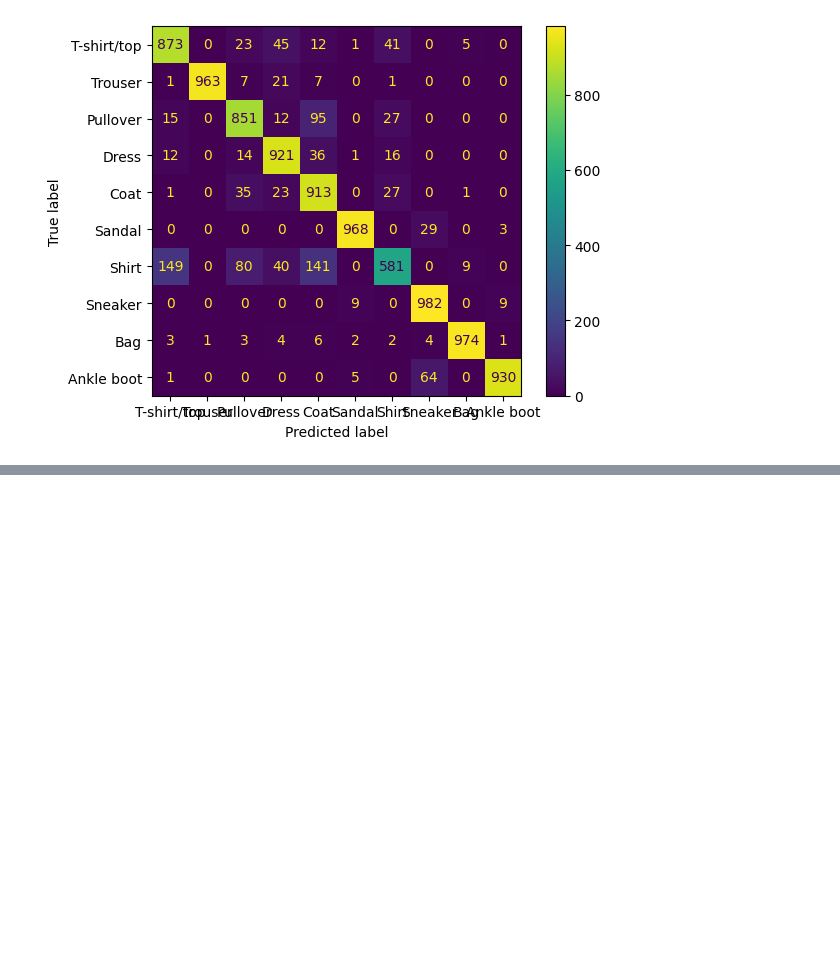
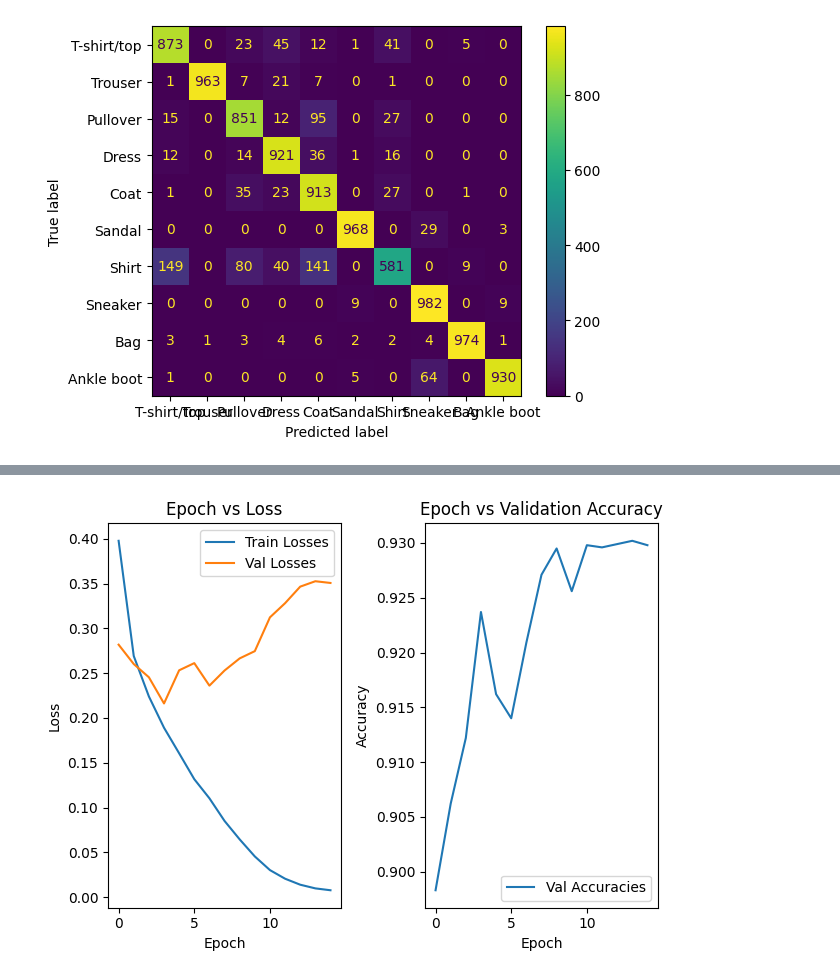
Before and after one commit to SarveshMD/colab-notebooks, a Jupyter notebook: FashionMNIST.ipynb, the cells around one changed output, grey strips where cells are left out. Drawn from its saved outputs; the diff is of its cells as text; code cells hidden in the pictures; blank space fills up the shorter version.

Commit message:
watched: 17:13:00, vid111 - up to linear model for fashion MNIST. hit 93% accuracy for fashion MNIST in model_6

```diff
--- a/FashionMNIST.ipynb
+++ b/FashionMNIST.ipynb
@@ -82,6 +84,5 @@ torch.Size([64, 1, 28, 28])
 # %%
-def train_model(model, epochs, criterion, optimizer, train_dataloder, val_dataloader):
-    epochs = 10
+def train_model(model, epochs, criterion, optimizer, train_dataloder, val_dataloader, scheduler=None):
     train_losses = []
     val_losses = []
     val_accuracies = []
@@ -98,6 +99,8 @@ def train_model(model, epochs, criterion, optimizer, train_dataloder, val_datalo
             running_train_loss += loss.item()
             loss.backward()
             optimizer.step()
+        if scheduler is not None:
+            scheduler.step()
         train_loss = running_train_loss / len(train_dataloader)
         train_losses.append(train_loss)
 
@@ -117,7 +120,7 @@ def train_model(model, epochs, criterion, optimizer, train_dataloder, val_datalo
         val_losses.append(val_loss)
         acc = correct / total
         val_accuracies.append(acc)
-        print(f"Epoch: {epoch+1}/{epochs} | Train Loss: {train_loss} | Val Loss: {val_loss} | Val Accuracy: {acc}")
+        print(f"Epoch: {epoch+1}/{epochs} | Train Loss: {train_loss} | Val Loss: {val_loss} | Val Accuracy: {acc}{f'| LR: {scheduler.get_last_lr()[0]:.4f}' if scheduler is not None else ''}")
 
         if (val_loss < best_val_loss):
             best_val_loss = val_loss
@@ -159,7 +162,7 @@ def run_test(model, best_state_dict, test_dataloader, loss_fn):
     acc = accuracy_score(true_labels, predicted_labels)
     cm = confusion_matrix(true_labels, predicted_labels)
     print(f"Test Accuracy: {acc:.2f} | Test Loss: {total_test_loss/len(test_dataloader):.4f}")
-    disp = ConfusionMatrixDisplay(cm, display_labels=train_data.classes)
+    disp = ConfusionMatrixDisplay(cm, display_labels=class_labels)
     disp.plot()
 
     plt.show()
@@ -446,0 +456,29 @@ Test Accuracy: 0.90 | Test Loss: 0.3016
+# %%
+num_epochs = 15
+
+model_5 = nn.Sequential( # just dropout with model_1
+    nn.Conv2d(1, 32, kernel_size=3, padding=1),
+    nn.BatchNorm2d(num_features=32),
+    nn.ReLU(),
+    nn.MaxPool2d(kernel_size=2, stride=2),
+
+    nn.Conv2d(32, 64, kernel_size=3, padding=1),
+    nn.BatchNorm2d(num_features=64),
+    nn.ReLU(),
+    nn.MaxPool2d(kernel_size=2, stride=2),
+
+    nn.Flatten(),
+    nn.Linear(64*7*7, 1024),
+    nn.ReLU(),
+
+    nn.Linear(1024, 512),
+    nn.ReLU(),
+
+    nn.Dropout(p=0.3),
+    nn.Linear(512, 10)
+)
+
+optimizer_5 = torch.optim.AdamW(params=model_5.parameters(), lr=5e-4, weight_decay=1e-5)
+scheduler_5 = torch.optim.lr_scheduler.CosineAnnealingLR(optimizer_5, T_max=num_epochs, eta_min=1e-6)
+# %%
+best_model_state, train_losses, val_losses, val_accs = train_model(model_5, num_epochs, criterion, optimizer_5, train_dataloader, val_dataloader, scheduler=scheduler_5)
@@ -446,0 +503,4 @@ Test Accuracy: 0.90 | Test Loss: 0.3016
+# %%
+plot_results(train_losses, val_losses, val_accs)
+# %% [output]
+[figure, added]
```
Also changed, not shown: parts of 8 cells of this notebook.
